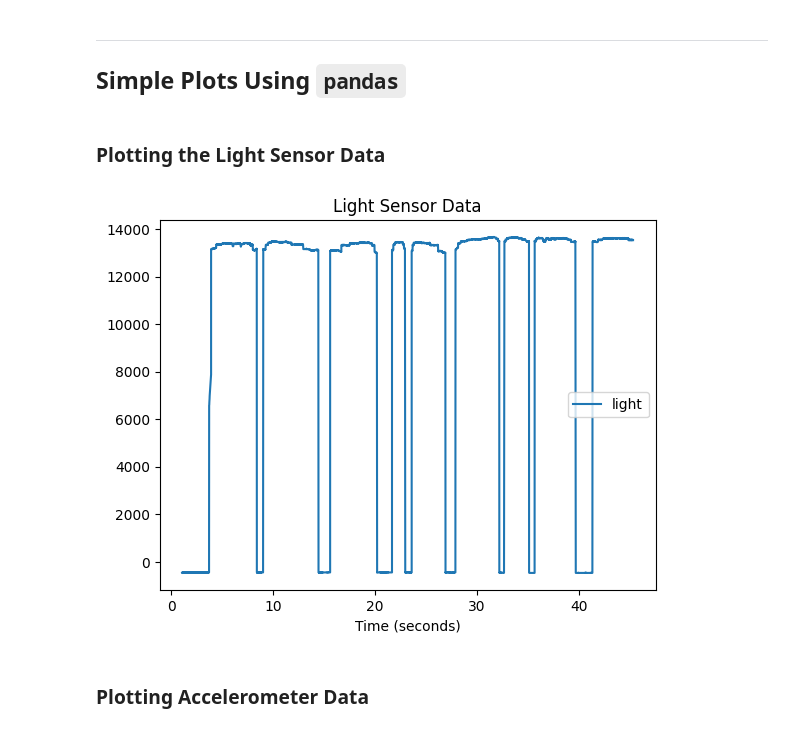
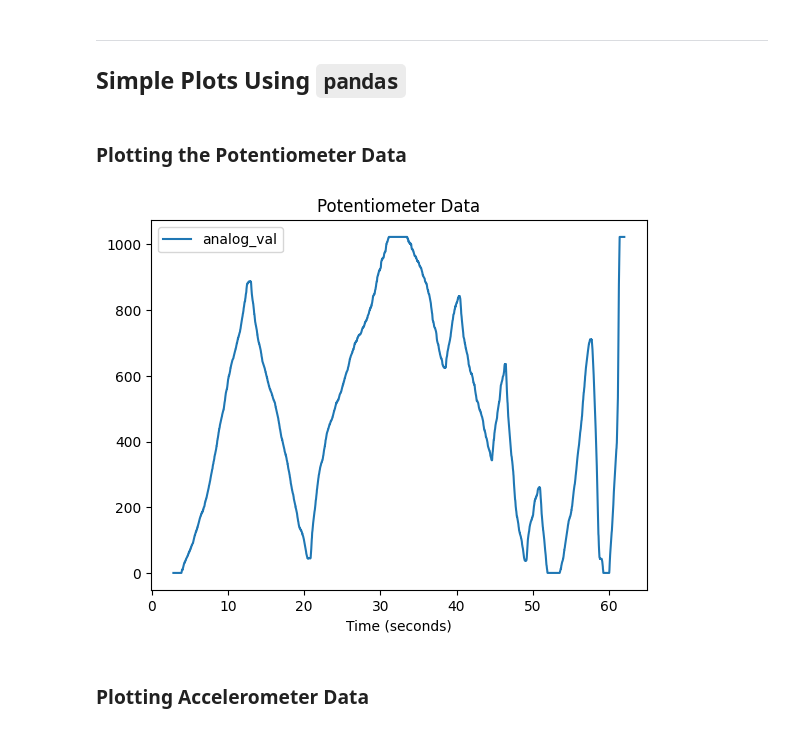
Before and after one commit to simonhasan/microbit-data-logging-2023-12-03, a Jupyter notebook: code-files/python_plotting/python_plotting.ipynb, the cells around one changed output. Drawn from its saved outputs; the diff is of its cells as text; code cells hidden in the pictures.

```diff
--- a/code-files/python_plotting/python_plotting.ipynb
+++ b/code-files/python_plotting/python_plotting.ipynb
@@ -4,20 +4,20 @@
 ---
 ## Simple Plots Using `pandas`
 # %% [markdown]
-### Plotting the Light Sensor Data
+### Plotting the Potentiometer Data
 # %%
-# %load light_sensor_plot.py
+# %load potentiometer_plot.py
 # Import the pandas library
 import pandas as pd # pandas for reading the CSV file and plotting
 
 # Read the data from the CSV file
-light_df = pd.read_csv('data/light.csv', # read the CSV file as a DataFrame
+p_df = pd.read_csv('data/potentiometer.csv', # read the CSV file as a DataFrame
                        index_col=0) # index_col=0 to use the first column as the index
 
 # Plot the data
-light_plot = light_df.plot(title='Light Sensor Data') # plot all columns and add a title
+p_plot = p_df.plot(title='Potentiometer Data') # plot all columns and add a title
 # %% [output]
-[figure, old version]
+[figure, new version]
 # %% [markdown]
 ### Plotting Accelerometer Data
 # %% [markdown]
```
Also changed, not shown: parts of 8 cells of this notebook, 5 other files.
